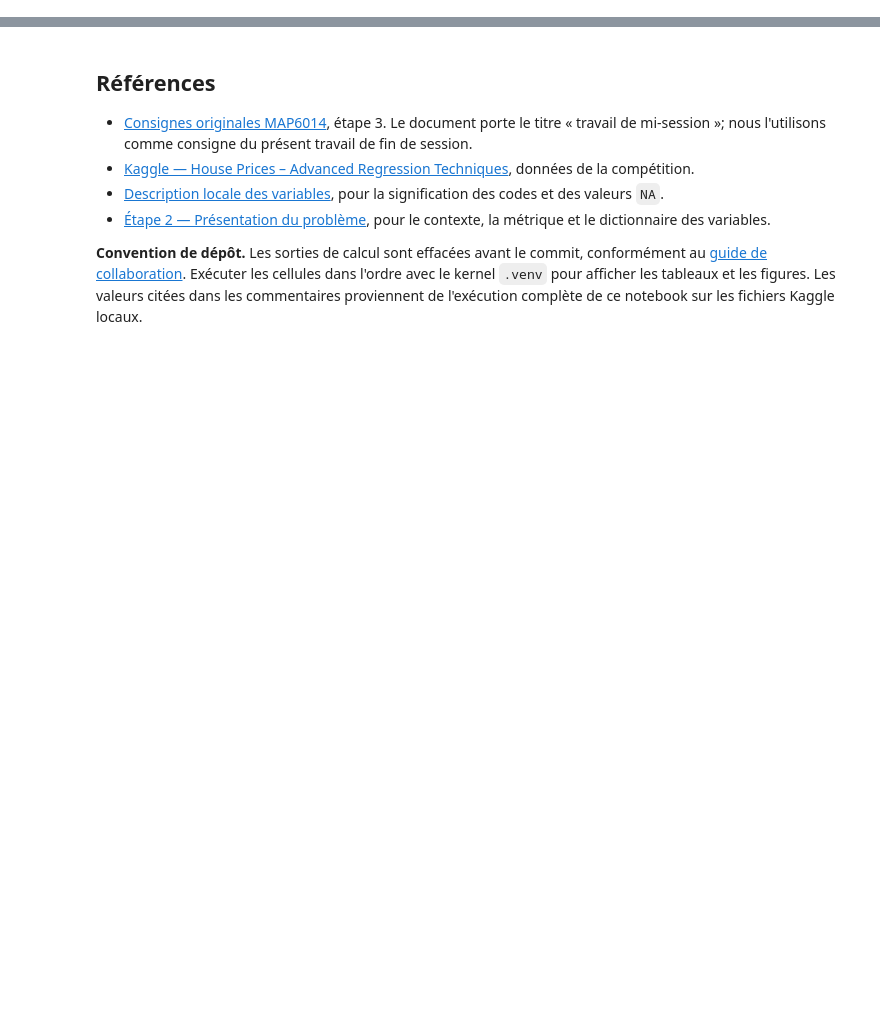
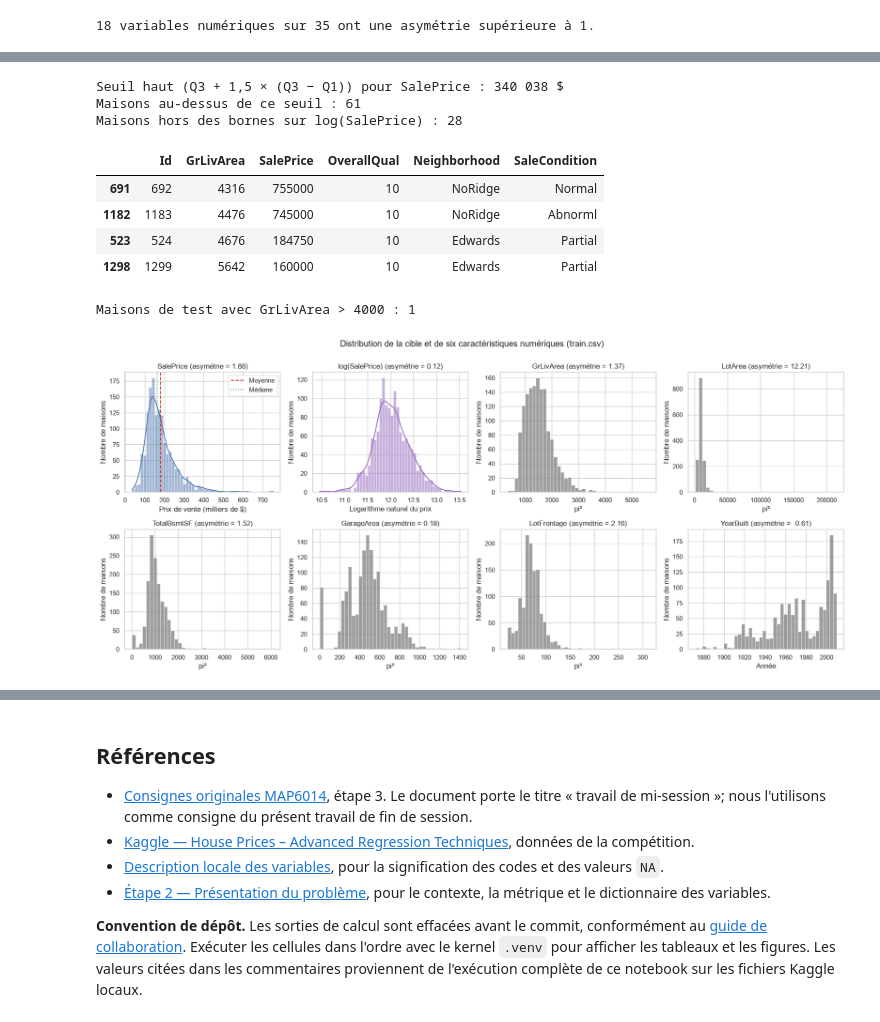
Before and after one commit to JulienDes/MAP6014---Travail-Final, a Jupyter notebook: notebooks/03_analyse_exploratoire.ipynb, the cells around one changed output, grey strips where cells are left out. Cells and saved outputs as stored; diff of their text form; code cells hidden in the pictures; blank space fills up the shorter version.

```diff
--- a/notebooks/03_analyse_exploratoire.ipynb
+++ b/notebooks/03_analyse_exploratoire.ipynb
@@ -455,13 +0,0 @@ display(skewness.head(12))
-# %%
-distribution_columns = [
-    "GrLivArea", "LotArea", "TotalBsmtSF", "GarageArea", "LotFrontage", "YearBuilt",
-]
-fig, axes = plt.subplots(2, 3, figsize=(14, 7.5))
-for ax, column in zip(axes.flat, distribution_columns):
-    sns.histplot(train[column].dropna(), bins=40, ax=ax)
-    ax.set_title(f"{column} (asymétrie = {train[column].skew():.2f})")
-    ax.set_xlabel("")
-    ax.set_ylabel("Nombre de maisons")
-fig.suptitle("Distributions de quelques variables numériques (train.csv)", y=1.0)
-plt.tight_layout()
-plt.show()
@@ -900,0 +410,56 @@ YearBuilt médiane, ventes Partial : 2006 | autres ventes : 1970
+# %%
+# Asymétrie des caractéristiques numériques.
+skewness = pd.DataFrame({
+    "Asymétrie": train[numeric_features].skew(),
+    "Part de zéros (%)": (train[numeric_features].eq(0).mean() * 100),
+}).round(2).sort_values("Asymétrie", ascending=False)
+print(f"{skewness['Asymétrie'].gt(1).sum()} variables numériques sur "
+      f"{len(numeric_features)} ont une asymétrie supérieure à 1.")
+display(skewness.head(12))
+
+# Prix atypiques selon la règle de la boîte à moustaches.
+q1, q3 = price.quantile([0.25, 0.75])
+upper_limit = q3 + 1.5 * (q3 - q1)
+log_q1, log_q3 = log_price.quantile([0.25, 0.75])
+log_spread = log_q3 - log_q1
+log_outside = log_price.lt(log_q1 - 1.5 * log_spread) | log_price.gt(log_q3 + 1.5 * log_spread)
+print(f"Seuil haut (Q3 + 1,5 × (Q3 − Q1)) pour SalePrice : {format_dollars(upper_limit)}")
+print(f"Maisons au-dessus de ce seuil : {price.gt(upper_limit).sum()}")
+print(f"Maisons hors des bornes sur log(SalePrice) : {log_outside.sum()}")
+
+# Très grandes maisons.
+display(train.loc[
+    train["GrLivArea"].gt(4000),
+    ["Id", "GrLivArea", "SalePrice", "OverallQual", "Neighborhood", "SaleCondition"],
+].sort_values("GrLivArea"))
+print(f"Maisons de test avec GrLivArea > 4000 : {test['GrLivArea'].gt(4000).sum()}")
+
+# Figure : cible (en dollars et en logarithme) et six caractéristiques numériques.
+distribution_columns = [
+    "GrLivArea", "LotArea", "TotalBsmtSF", "GarageArea", "LotFrontage", "YearBuilt",
+]
+fig, axes = plt.subplots(2, 4, figsize=(18, 8))
+axes = axes.flat
+
+sns.histplot(price / 1000, bins=50, kde=True, ax=axes[0])
+axes[0].axvline(price.mean() / 1000, color="tab:red", linestyle="--", label="Moyenne")
+axes[0].axvline(price.median() / 1000, color="tab:green", linestyle=":", label="Médiane")
+axes[0].set_title(f"SalePrice (asymétrie = {price.skew():.2f})")
+axes[0].set_xlabel("Prix de vente (milliers de $)")
+axes[0].legend()
+
+sns.histplot(log_price, bins=50, kde=True, ax=axes[1], color="tab:purple")
+axes[1].set_title(f"log(SalePrice) (asymétrie = {log_price.skew():.2f})")
+axes[1].set_xlabel("Logarithme naturel du prix")
+
+for ax, column in zip(axes[2:], distribution_columns):
+    sns.histplot(train[column].dropna(), bins=40, ax=ax, color="tab:gray")
+    ax.set_title(f"{column} (asymétrie = {train[column].skew():.2f})")
+    ax.set_xlabel("pi²" if column != "YearBuilt" else "Année")
+for ax in axes:
+    ax.set_ylabel("Nombre de maisons")
+fig.suptitle("Distribution de la cible et de six caractéristiques numériques (train.csv)", y=1.0)
+plt.tight_layout()
+plt.show()
+# %% [output]
+18 variables numériques sur 35 ont une asymétrie supérieure à 1.
@@ -900,0 +479,10 @@ YearBuilt médiane, ventes Partial : 2006 | autres ventes : 1970
+Seuil haut (Q3 + 1,5 × (Q3 − Q1)) pour SalePrice : 340 038 $
+Maisons au-dessus de ce seuil : 61
+Maisons hors des bornes sur log(SalePrice) : 28
+|  | Id | GrLivArea | SalePrice | OverallQual | Neighborhood | SaleCondition |
+| 691 | 692 | 4316 | 755000 | 10 | NoRidge | Normal |
+| 1182 | 1183 | 4476 | 745000 | 10 | NoRidge | Abnorml |
+| 523 | 524 | 4676 | 184750 | 10 | Edwards | Partial |
+| 1298 | 1299 | 5642 | 160000 | 10 | Edwards | Partial |
+Maisons de test avec GrLivArea > 4000 : 1
+[figure, added]
```
Also changed, not shown: parts of 75 cells of this notebook.
